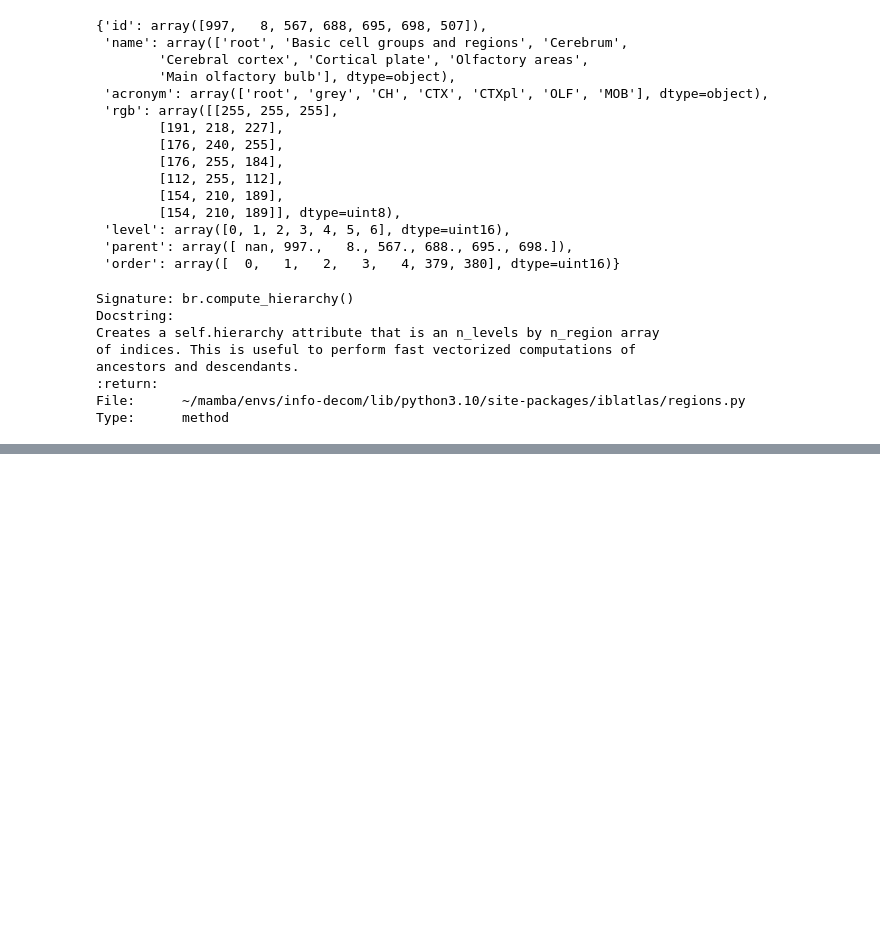
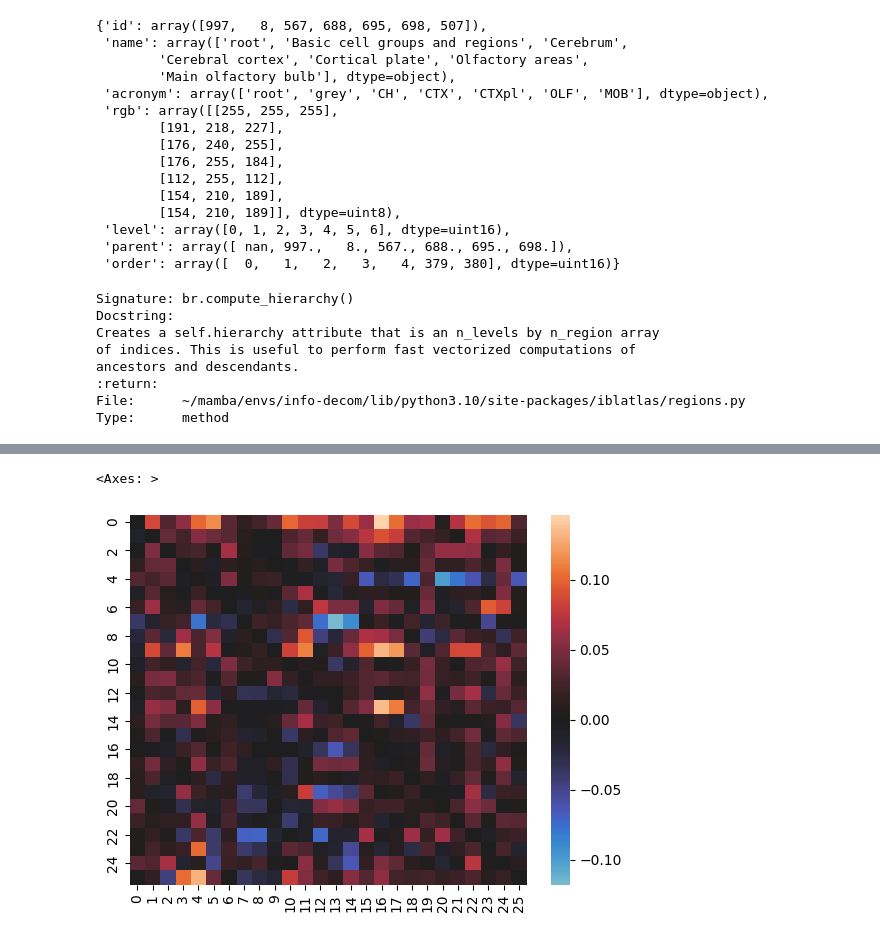
Before and after one commit to debottamKundu/communication_python, a Jupyter notebook: notebooks/ridge_regress_predictions.ipynb, the cells around one changed output, grey strips where cells are left out. Saved outputs shown, nothing was run; the diff lists cells and outputs as text; code cells hidden in the pictures; blank space fills up the shorter version.

```diff
--- a/notebooks/ridge_regress_predictions.ipynb
+++ b/notebooks/ridge_regress_predictions.ipynb
@@ -126,0 +182,5 @@ Type:      method
+# %%
+sns.heatmap(data_prime["high_ridge_r2"] - data_prime["low_ridge_r2"], center=0)
+# %% [output]
+<Axes: >
+[figure, added]
```
Also changed, not shown: parts of 12 cells of this notebook, 5 other files.
